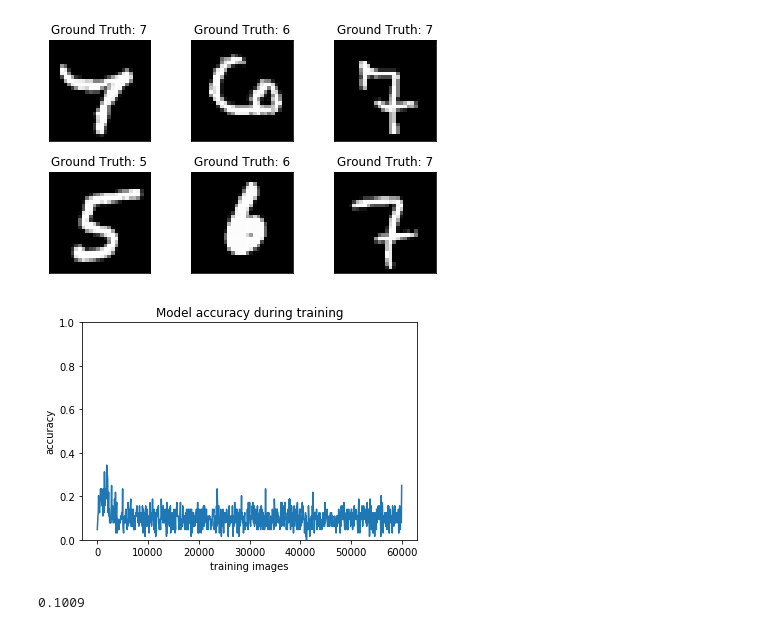
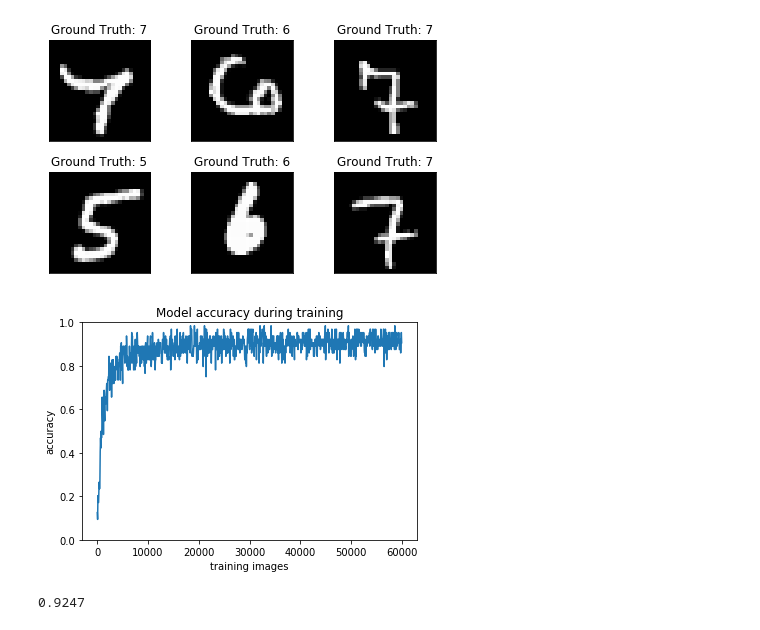
Before and after one commit to agroshar/DIT411-Introduction-to-AI, a Jupyter notebook: Project1-mikael.ipynb, the cells around one changed output. Cells and saved outputs as stored; diff of their text form; code cells hidden in the pictures.

```diff
--- a/Project1-mikael.ipynb
+++ b/Project1-mikael.ipynb
@@ -75,7 +75,8 @@ def test_model(model, test_loader):
 model = nn.Sequential(
     nn.Linear(28 * 28, 50),
     nn.ReLU(),
-    nn.Linear(50, 10)
+    nn.Linear(50, 10),
+    nn.LogSoftmax(1)
 )
 
 criterion = nn.NLLLoss()
@@ -94,32 +95,32 @@ for n in range(0, epochs):
 
         loss = criterion(result, labels)
         loss.backward()
 
         optimizer.step()
 
         _, predictions = torch.max(result, 1)
         total = images.size(0)
         nr_correct = torch.sum(predictions == labels).item()
 
         accuracy.append(nr_correct / total)
 
 
 fig, ax = plt.subplots()
 ax.plot(
     range(0, len(accuracy) * batch_size_train, batch_size_train),
     accuracy
 )
 
 ax.set_ylim((0, 1))
 ax.set(
     xlabel='training images',
     ylabel='accuracy',
     title='Model accuracy during training'
 )
 
 plt.show()
 
 print(test_model(model, test_loader))
 # %% [output]
-[figure, old version]
+[figure, new version]
-0.1009
+0.9247
```
